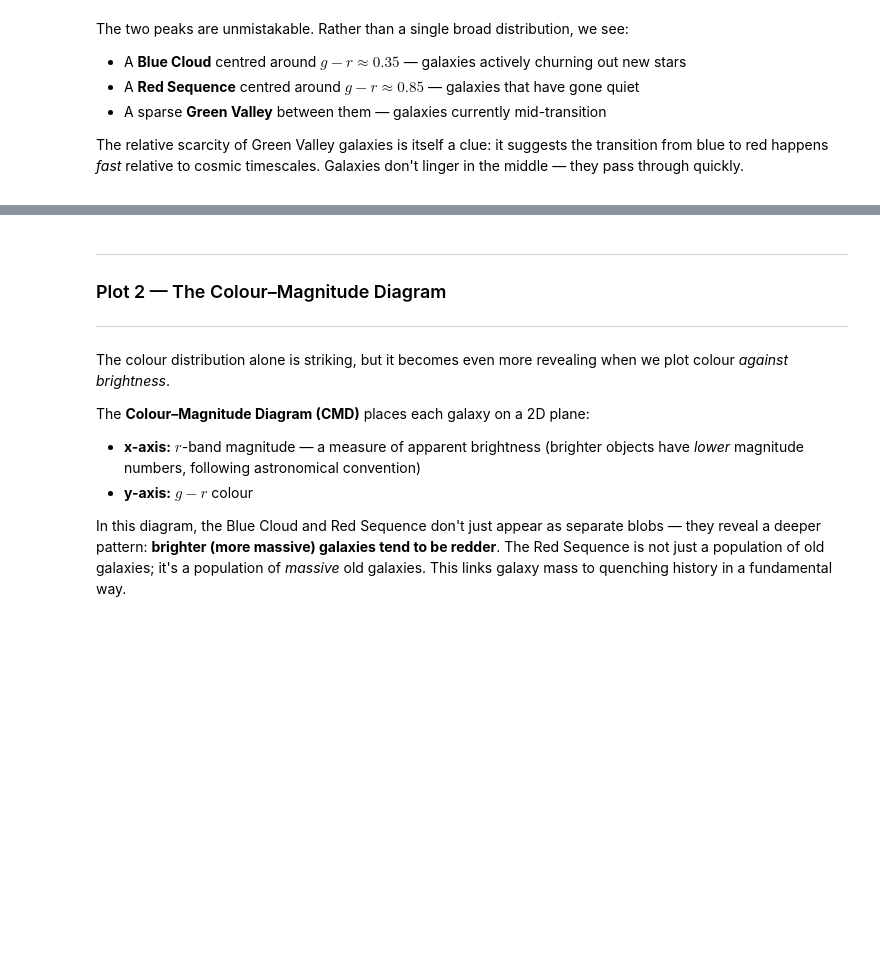
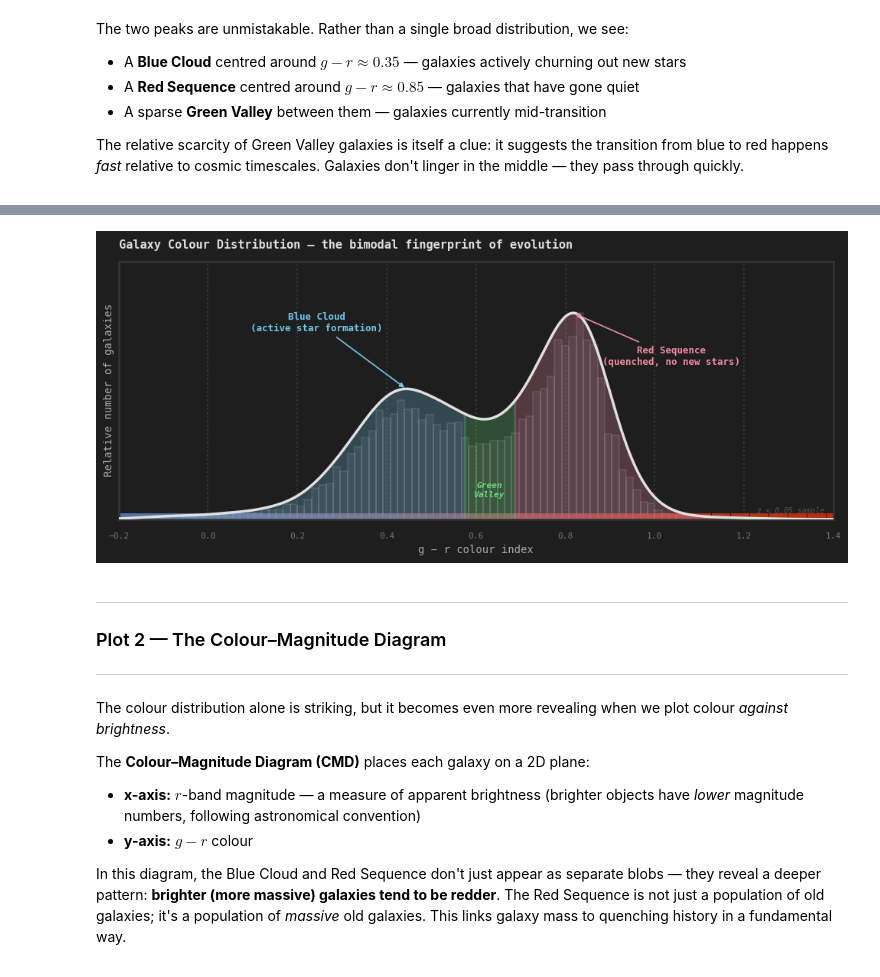
Before and after one commit to haylamyuen/Project-GATORS, a Jupyter notebook: 02_bimodality.ipynb, the cells around one changed output, grey strips where cells are left out. Saved outputs shown, nothing was run; the diff lists cells and outputs as text; code cells hidden in the pictures; blank space fills up the shorter version.

```diff
--- a/02_bimodality.ipynb
+++ b/02_bimodality.ipynb
@@ -251,3 +293,91 @@ The two peaks are unmistakable. Rather than a single broad distribution, we see:
 The relative scarcity of Green Valley galaxies is itself a clue: it suggests the transition from blue to red happens *fast* relative to cosmic timescales. Galaxies don't linger in the middle — they pass through quickly.
 
 </div>
+# %%
+# Volume-limited to z < 0.05, only where blue cloud is detectable
+galaxies_plot = galaxies[galaxies["redshift"] < 0.05].copy()
+galaxies_plot["g_r"] = galaxies_plot["g"] - galaxies_plot["r"]
+galaxies_plot = galaxies_plot[(galaxies_plot["g_r"] > -0.2) & (galaxies_plot["g_r"] < 1.4)]
+print(f"Sample: {len(galaxies_plot):,} galaxies (z < 0.05)")
+
+g_r = galaxies_plot["g_r"].values
+x_range = np.linspace(-0.2, 1.4, 1000)
+
+kde = gaussian_kde(g_r, bw_method=0.2)
+kde_vals = kde(x_range)
+kde_vals = kde_vals / kde_vals.max()
+
+# Find peaks
+peaks, _ = find_peaks(kde_vals, height=0.15, distance=60)
+print(f"Peaks at g-r = {x_range[peaks].round(3)}, heights = {kde_vals[peaks].round(3)}")
+
+blue_x = x_range[peaks[0]]  if len(peaks) >= 2 else 0.40
+red_x  = x_range[peaks[-1]] if len(peaks) >= 1 else 0.91
+blue_h = kde([blue_x])[0] / kde(x_range).max()
+red_h  = kde([red_x])[0]  / kde(x_range).max()
+gv_mid = (blue_x + red_x) / 2
+gv_lo  = blue_x + (red_x - blue_x) * 0.35
+gv_hi  = blue_x + (red_x - blue_x) * 0.65
+
+fig, ax = plt.subplots(figsize=(10, 4.5), facecolor="#1e1e1e")
+ax.set_facecolor("#1e1e1e")
+
+# Faint histogram
+hist_counts, hist_edges = np.histogram(g_r, bins=100, range=(-0.2, 1.4), density=True)
+hist_counts = hist_counts / hist_counts.max()
+ax.bar(hist_edges[:-1], hist_counts, width=np.diff(hist_edges),
+       color="#aaaaaa", alpha=0.10, align="edge", zorder=1)
+
+# Fills
+blue_mask = x_range <= gv_lo
+gv_mask   = (x_range >= gv_lo) & (x_range <= gv_hi)
+red_mask  = x_range >= gv_hi
+
+ax.fill_between(x_range, 0, kde_vals, where=blue_mask, color="#74c7ec", alpha=0.25, zorder=2)
+ax.fill_between(x_range, 0, kde_vals, where=gv_mask,   color="#69db7c", alpha=0.25, zorder=2)
+ax.fill_between(x_range, 0, kde_vals, where=red_mask,  color="#f38ba8", alpha=0.25, zorder=2)
+ax.plot(x_range, kde_vals, lw=2.5, color="#e0e0e0", zorder=3)
+
+# Annotations
+ax.annotate(
+    "Blue Cloud\n(active star formation)",
+    xy=(blue_x, blue_h),
+    xytext=(blue_x - 0.20, blue_h + 0.28),
+    color="#74c7ec", fontsize=9, fontweight="bold", ha="center",
+    arrowprops=dict(arrowstyle="-|>", color="#74c7ec", lw=1.2)
+)
+ax.annotate(
+    "Red Sequence\n(quenched, no new stars)",
+    xy=(red_x, red_h),
+    xytext=(red_x + 0.22, red_h - 0.25),
+    color="#f38ba8", fontsize=9, fontweight="bold", ha="center",
+    arrowprops=dict(arrowstyle="-|>", color="#f38ba8", lw=1.2)
+)
+ax.text(gv_mid, 0.10, "Green\nValley", color="#69db7c", fontsize=8,
+        fontweight="bold", ha="center", va="bottom", style="italic")
+
+# Colour gradient bar
+for gx in np.linspace(-0.2, 1.4, 300):
+    t = (gx + 0.2) / 1.6
+    r_ch = np.clip(0.4 + 0.6 * t, 0, 1)
+    g_ch = np.clip(0.6 - 0.4 * t, 0, 1)
+    b_ch = np.clip(0.9 - 0.9 * t, 0, 1)
+    ax.axvspan(gx, gx + 1.6/300, ymin=0, ymax=0.025,
+               color=(r_ch, g_ch, b_ch), alpha=0.7, linewidth=0)
+
+ax.set_xlim(-0.2, 1.4)
+ax.set_ylim(0, 1.25)
+ax.set_yticks([])
+ax.set_xlabel("g − r colour index", color="#aaaaaa", fontsize=10)
+ax.set_ylabel("Relative number of galaxies", color="#aaaaaa", fontsize=10)
+ax.set_title("Galaxy Colour Distribution — the bimodal fingerprint of evolution",
+             color="#e0e0e0", fontsize=11, loc="left", pad=12)
+ax.tick_params(colors="#777777", labelsize=8)
+ax.grid(True, linestyle=":", alpha=0.12, color="#ffffff")
+for spine in ax.spines.values(): spine.set_edgecolor("#333333")
+ax.text(1.38, 0.03, "z < 0.05 sample", color="#555555",
+        fontsize=7, ha="right", style="italic")
+
+plt.tight_layout()
+plt.show()
+# %% [output]
@@ -254,3 +386,4 @@ The relative scarcity of Green Valley galaxies is itself a clue: it suggests the
+[figure, added]
 # %% [markdown]
 ---
 
```
Also changed, not shown: parts of 7 cells of this notebook, 3 other files.
